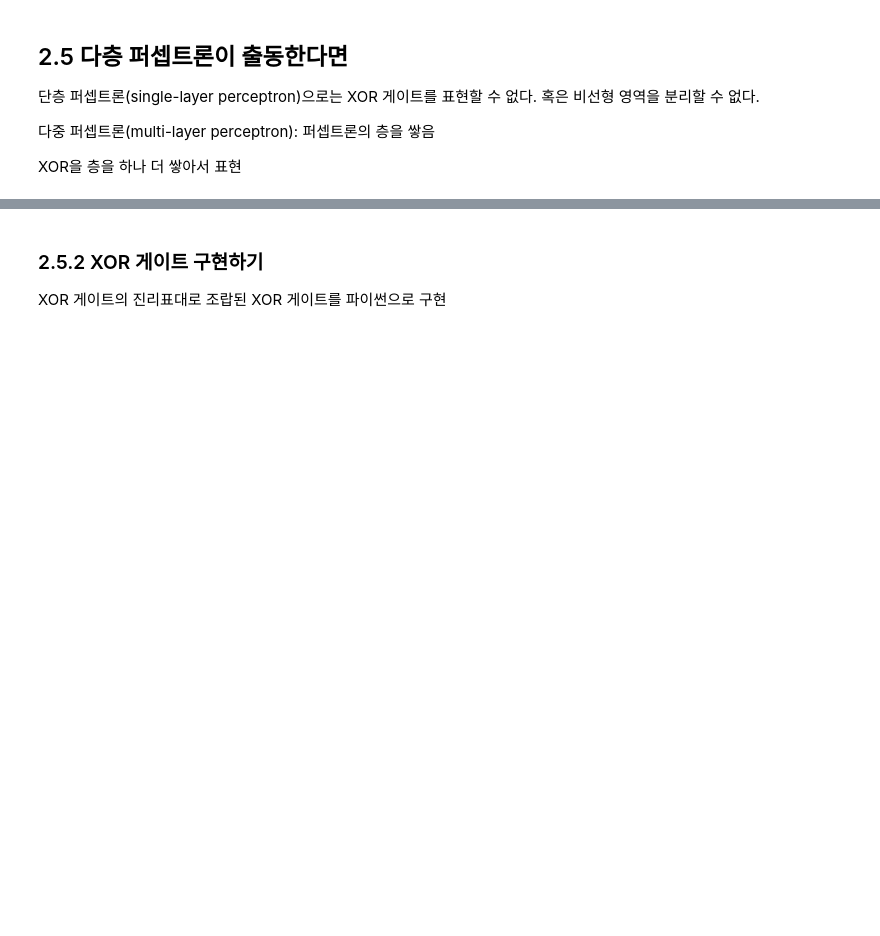
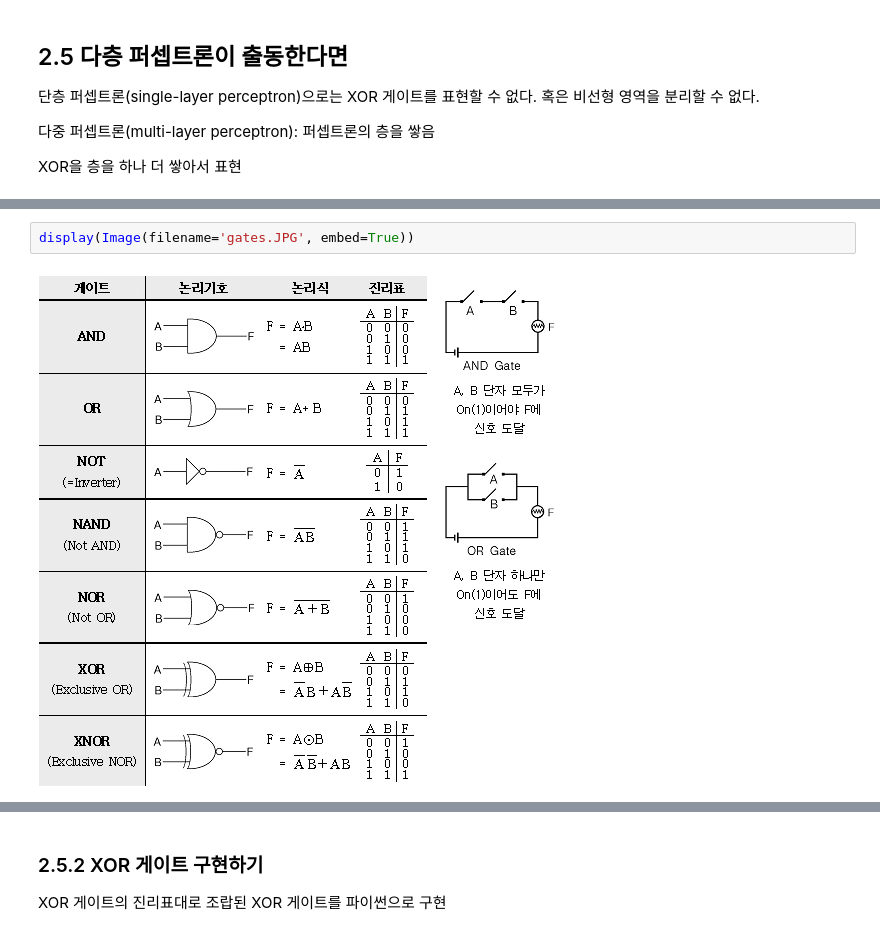
Before and after one commit to SDRLurker/deep-learning, a Jupyter notebook: 2장.ipynb, the cells around one changed output, grey strips where cells are left out. Drawn from its saved outputs; the diff is of its cells as text; blank space fills up the shorter version.

```diff
--- a/2장.ipynb
+++ b/2장.ipynb
@@ -283,0 +290,4 @@ XOR을 층을 하나 더 쌓아서 표현
+# %%
+display(Image(filename='gates.JPG', embed=True))
+# %% [output]
+[figure, added]
```
Also changed, not shown: parts of 13 cells of this notebook, 1 other file.
